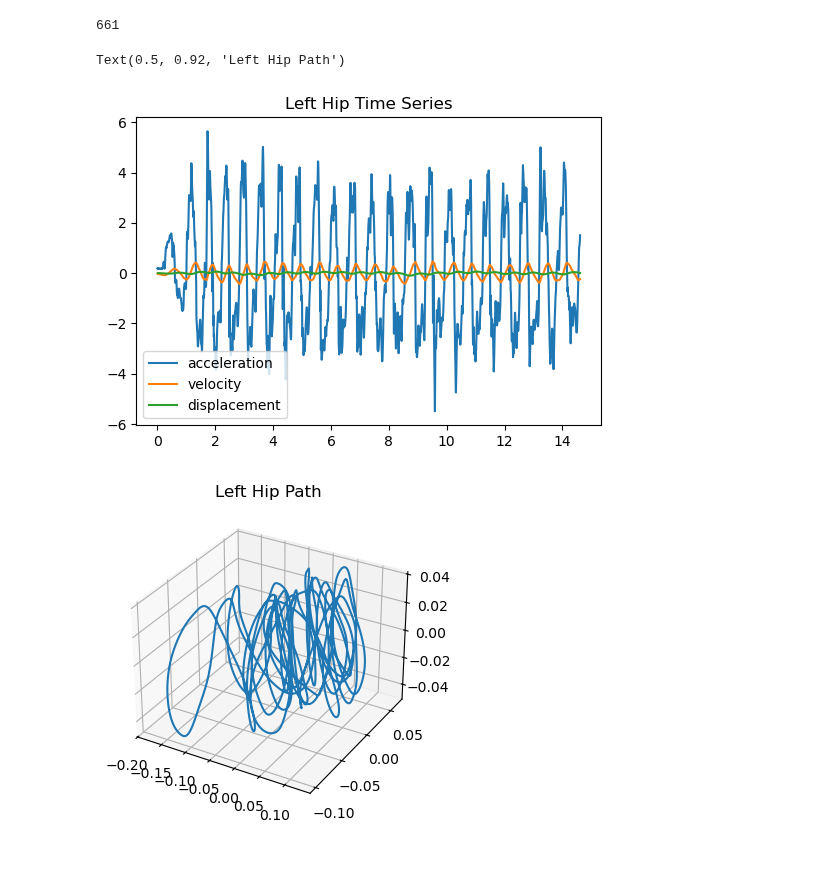
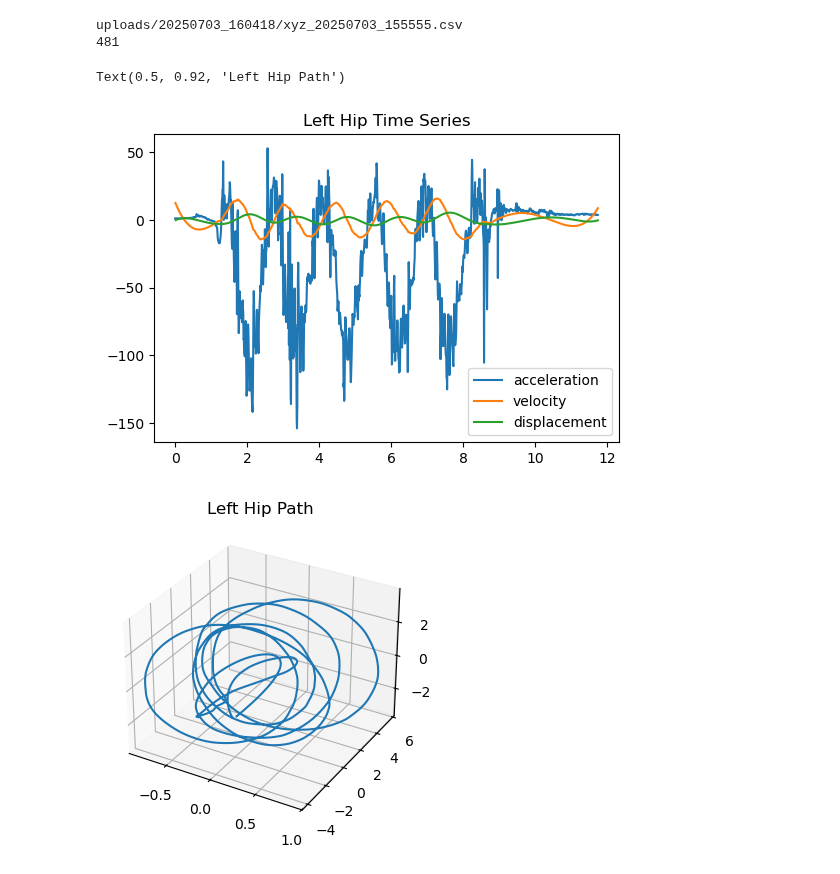
Before and after one commit to ThH00/biomechanics-hula-hoop, a Jupyter notebook: experiments/hip_experiment.ipynb, the cells around one changed output. Cells and saved outputs as stored; diff of their text form; code cells hidden in the pictures.

```diff
--- a/experiments/hip_experiment.ipynb
+++ b/experiments/hip_experiment.ipynb
@@ -5,38 +5,40 @@ import matplotlib.pyplot as plt
 from process_movella import load_movella, detrend
 from scipy.integrate import cumulative_simpson as integrate
 # %%
-IN_DIR = Path("uploads")
+IN_DIR = Path("uploads/20250703_160418")
 OUT_DIR = Path("out")
 
 if not OUT_DIR.exists():
     OUT_DIR.mkdir()
 # %%
-left_hip_file = list(IN_DIR.glob("left_hip*.csv"))[0]
-left_hip_data = load_movella(left_hip_file, lead_time=5.5)
-time, accel_x, accel_y, accel_z = left_hip_data.T
+hoop_file = list(IN_DIR.glob("xyz*.csv"))[-1]
+print(hoop_file)
+hoop_data = load_movella(hoop_file, lead_time=4)
+time, accel_x, accel_y, accel_z = hoop_data.T
 # Note: x axis is vertical
 
 veloc_x = detrend(time[1:], integrate(y=accel_x,x=time))
 veloc_y = detrend(time[1:], integrate(y=accel_y,x=time))
 veloc_z = detrend(time[1:], integrate(y=accel_z,x=time))
 
 displ_x = detrend(time[2:], integrate(y=veloc_x,x=time[1:]))
 displ_y = detrend(time[2:], integrate(y=veloc_y,x=time[1:]))
 displ_z = detrend(time[2:], integrate(y=veloc_z,x=time[1:]))
 
 fig_ts, ax_ts = plt.subplots(figsize=(6,4))
 ax_ts.plot(time,accel_z,label='acceleration')
 ax_ts.plot(time[1:],veloc_z,label='velocity')
 ax_ts.plot(time[2:],displ_z,label='displacement')
 ax_ts.legend()
 ax_ts.set_title('Left Hip Time Series')
 
 fig = plt.figure(figsize=(6,4))
 ax = fig.add_subplot(projection='3d')
 ax.plot(displ_y,displ_z,displ_x)
 ax.set_title('Left Hip Path')
 # %% [output]
-661
+uploads/20250703_160418/xyz_20250703_155555.csv
+481
 Text(0.5, 0.92, 'Left Hip Path')
-[figure, old version]
+[figure, new version]
-[figure, old version]
+[figure, new version]
```
Also changed, not shown: 2 other files.
